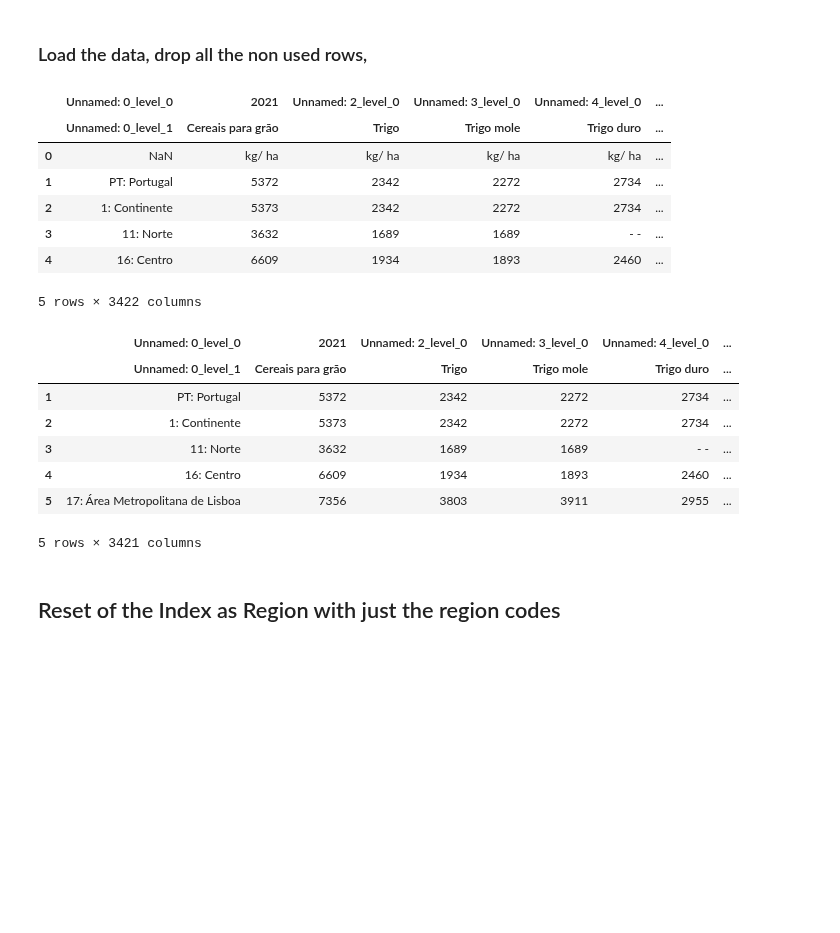
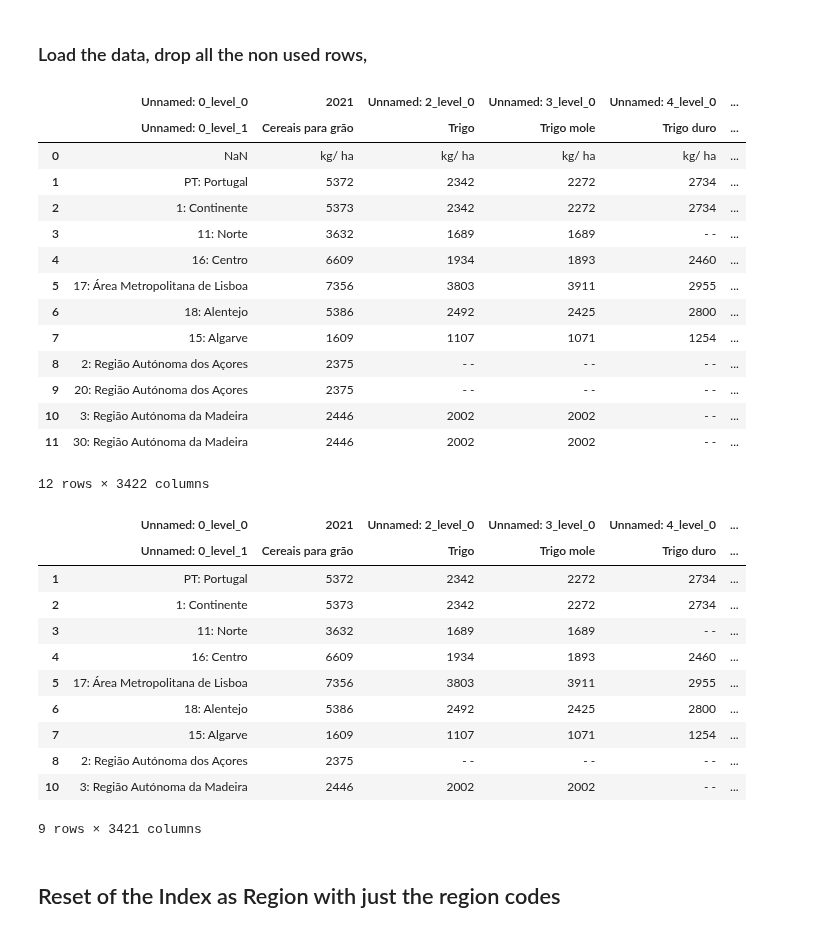
Before and after one commit to JoaoAnt42/FAA_TitanicSpace, a Jupyter notebook: FCD.ipynb, the cells around one changed output. Cells and saved outputs as stored; diff of their text form; code cells hidden in the pictures; blank space fills up the shorter version.

```diff
--- a/FCD.ipynb
+++ b/FCD.ipynb
@@ -43,21 +43,29 @@ import seaborn as sns
 # %% [markdown]
 ### Load the data, drop all the non used rows,
 # %%
-data=pd.read_csv("ine_principais_culturas_agricolas.csv",delimiter=";", encoding="latin-1", header=[4, 6], nrows=8, on_bad_lines="skip")
-data.head()
+data=pd.read_csv("Data/ine_principais_culturas_agricolas.csv",delimiter=";", encoding="latin-1", header=[4, 6], nrows=12, on_bad_lines="skip")
+data
 # %% [output]
 |  | Unnamed: 0_level_0 | 2021 | Unnamed: 2_level_0 | Unnamed: 3_level_0 | Unnamed: 4_level_0 | ... |
 |  | Unnamed: 0_level_1 | Cereais para grão | Trigo | Trigo mole | Trigo duro | ... |
 | 0 | NaN | kg/ ha | kg/ ha | kg/ ha | kg/ ha | ... |
 | 1 | PT: Portugal | 5372 | 2342 | 2272 | 2734 | ... |
 | 2 | 1: Continente | 5373 | 2342 | 2272 | 2734 | ... |
 | 3 | 11: Norte | 3632 | 1689 | 1689 | - - | ... |
 | 4 | 16: Centro | 6609 | 1934 | 1893 | 2460 | ... |
+| 5 | 17: Área Metropolitana de Lisboa | 7356 | 3803 | 3911 | 2955 | ... |
+| 6 | 18: Alentejo | 5386 | 2492 | 2425 | 2800 | ... |
+| 7 | 15: Algarve | 1609 | 1107 | 1071 | 1254 | ... |
+| 8 | 2: Região Autónoma dos Açores | 2375 | - - | - - | - - | ... |
+| 9 | 20: Região Autónoma dos Açores | 2375 | - - | - - | - - | ... |
+| 10 | 3: Região Autónoma da Madeira | 2446 | 2002 | 2002 | - - | ... |
+| 11 | 30: Região Autónoma da Madeira | 2446 | 2002 | 2002 | - - | ... |
-5 rows × 3422 columns
+12 rows × 3422 columns
 # %%
 data.drop(labels=[0], inplace=True) # Drop first row
 data.drop(columns=data.columns[-1], inplace=True) # Drop last column
-data.head()
+data.drop(labels=[9,11], inplace=True) # Drop repeated Açores and Madeira rows
+data
 # %% [output]
 |  | Unnamed: 0_level_0 | 2021 | Unnamed: 2_level_0 | Unnamed: 3_level_0 | Unnamed: 4_level_0 | ... |
 |  | Unnamed: 0_level_1 | Cereais para grão | Trigo | Trigo mole | Trigo duro | ... |
@@ -66,7 +74,11 @@ data.head()
 | 3 | 11: Norte | 3632 | 1689 | 1689 | - - | ... |
 | 4 | 16: Centro | 6609 | 1934 | 1893 | 2460 | ... |
 | 5 | 17: Área Metropolitana de Lisboa | 7356 | 3803 | 3911 | 2955 | ... |
+| 6 | 18: Alentejo | 5386 | 2492 | 2425 | 2800 | ... |
+| 7 | 15: Algarve | 1609 | 1107 | 1071 | 1254 | ... |
+| 8 | 2: Região Autónoma dos Açores | 2375 | - - | - - | - - | ... |
+| 10 | 3: Região Autónoma da Madeira | 2446 | 2002 | 2002 | - - | ... |
-5 rows × 3421 columns
+9 rows × 3421 columns
 # %% [markdown]
 ## Reset of the Index as Region with just the region codes
 # %%
```
Also changed, not shown: parts of 9 cells of this notebook.
